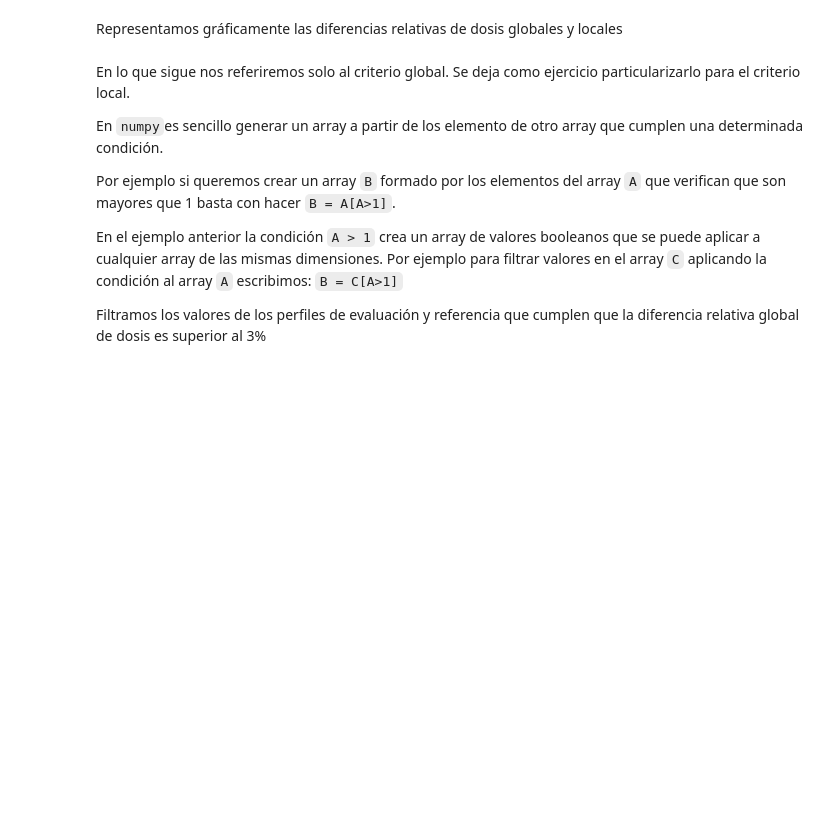
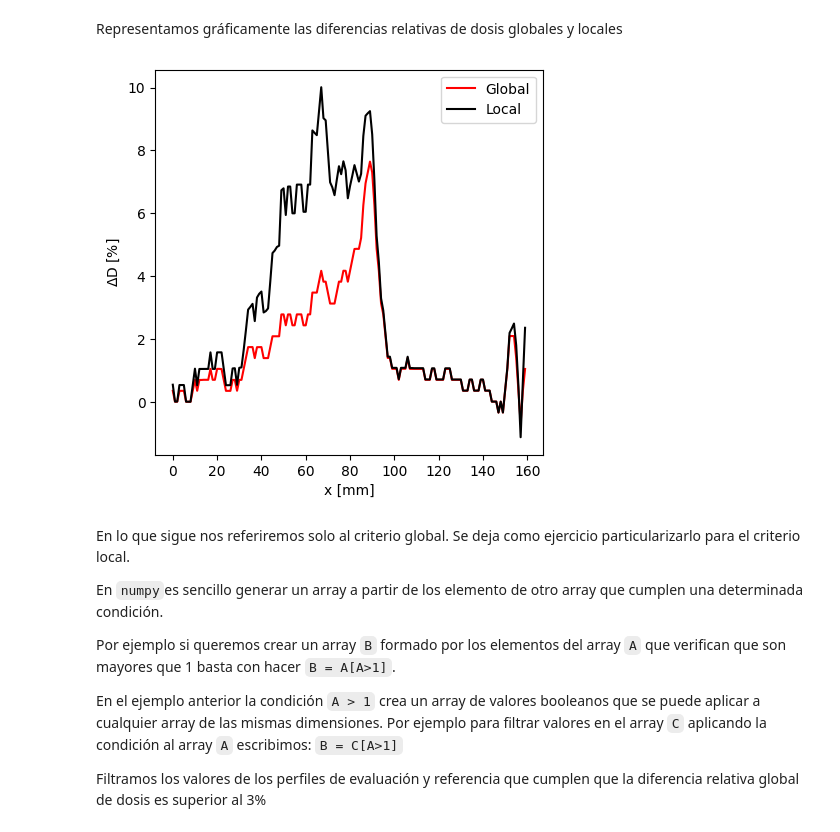
Before and after one commit to SofiBelmon/Practica1_radioterapia, a Jupyter notebook: Enunciados/ComparacionDistribucionesDosis/DistribucionesDosisIndiceGammaPropuesta.ipynb, the cells around one changed output. Saved outputs shown, nothing was run; the diff lists cells and outputs as text; code cells hidden in the pictures; blank space fills up the shorter version.

```diff
--- a/Enunciados/ComparacionDistribucionesDosis/DistribucionesDosisIndiceGammaPropuesta.ipynb
+++ b/Enunciados/ComparacionDistribucionesDosis/DistribucionesDosisIndiceGammaPropuesta.ipynb
@@ -534,17 +573,21 @@ Para realizar un cálculo simplificado del índice gamma para un criterio de acu
 DDlv = (Dev - Drv) / Drv * 100 # Diferencia locales
 Drm = Drv.max() # referencia global de dosis. Tomamos el máximo de la distribucikón de dosis de referencia
 # - Añadir el código para calcular el vector con la diferencia de dosis global DDgv
+DDgv = (Dev - Drv) / Drm * 100
 # %% [markdown]
 Representamos gráficamente las diferencias relativas de dosis globales y locales
 # %%
 #- Código matplotlib del gráfico de las diferencias relativas de dosis globales y locales  -#
 fig, ax = plt.subplots(figsize=(5, 5))
 ax.plot(DDgv, 'r-', label='Global')
 # - Añadir el código para mostrar las diferencias locales de dosis
+ax.plot(DDlv, 'k-', label='Local')
 ax.set_ylabel('$\Delta$D [%]')
 ax.set_xlabel('x [mm]')
 ax.legend()
 plt.show()
+# %% [output]
+[figure, added]
 # %% [markdown]
 En lo que sigue nos referiremos solo al criterio global. Se deja como ejercicio particularizarlo para el criterio local.
 
```
Also changed, not shown: parts of 12 cells of this notebook.
